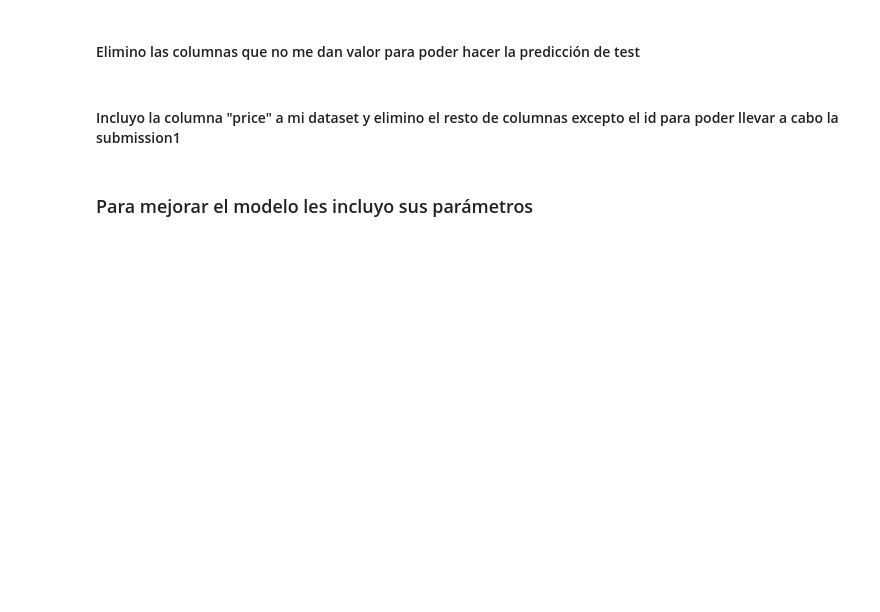
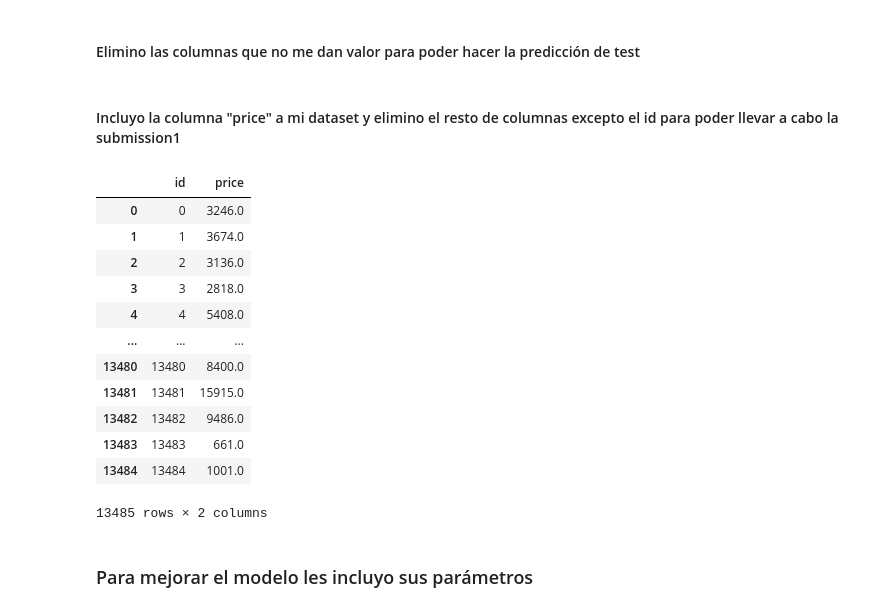
Before and after one commit to Beapsp/Project_Machine_Learning, a Jupyter notebook: notebook/Untitled1.ipynb, the cells around one changed output. Saved outputs shown, nothing was run; the diff lists cells and outputs as text; code cells hidden in the pictures; blank space fills up the shorter version.

```diff
--- a/notebook/Untitled1.ipynb
+++ b/notebook/Untitled1.ipynb
@@ -194,6 +194,22 @@ y_pred_test = tree.predict(test_t)
 df_diamond_test["price"] = y_pred_test
 # %%
 test2= df_diamond_test.drop(columns =["Unnamed: 0", "carat", "depth","table","cut_n","color_n", "clarity_n"]) #inlcuyo en variable para no modificar el dataset original
+# %%
+test2
+# %% [output]
+|  | id | price |
+| 0 | 0 | 3246.0 |
+| 1 | 1 | 3674.0 |
+| 2 | 2 | 3136.0 |
+| 3 | 3 | 2818.0 |
+| 4 | 4 | 5408.0 |
+| ... | ... | ... |
+| 13480 | 13480 | 8400.0 |
+| 13481 | 13481 | 15915.0 |
+| 13482 | 13482 | 9486.0 |
+| 13483 | 13483 | 661.0 |
+| 13484 | 13484 | 1001.0 |
+13485 rows × 2 columns
 # %%
 test2.to_csv("../data/submission1.csv", index=False)
 # %% [markdown]
```
Also changed, not shown: parts of 26 cells of this notebook, 3 other files.
